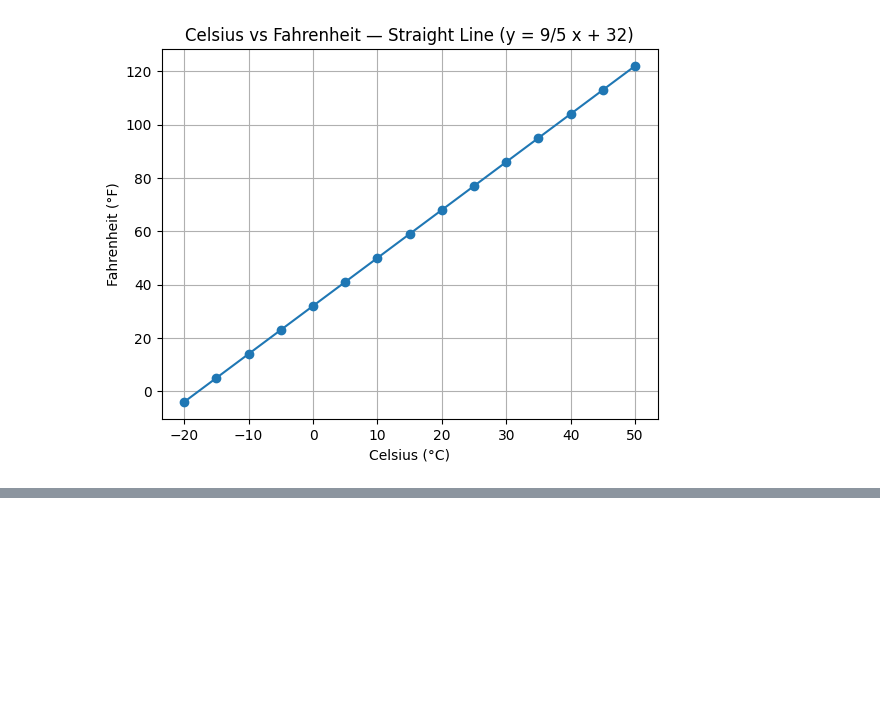
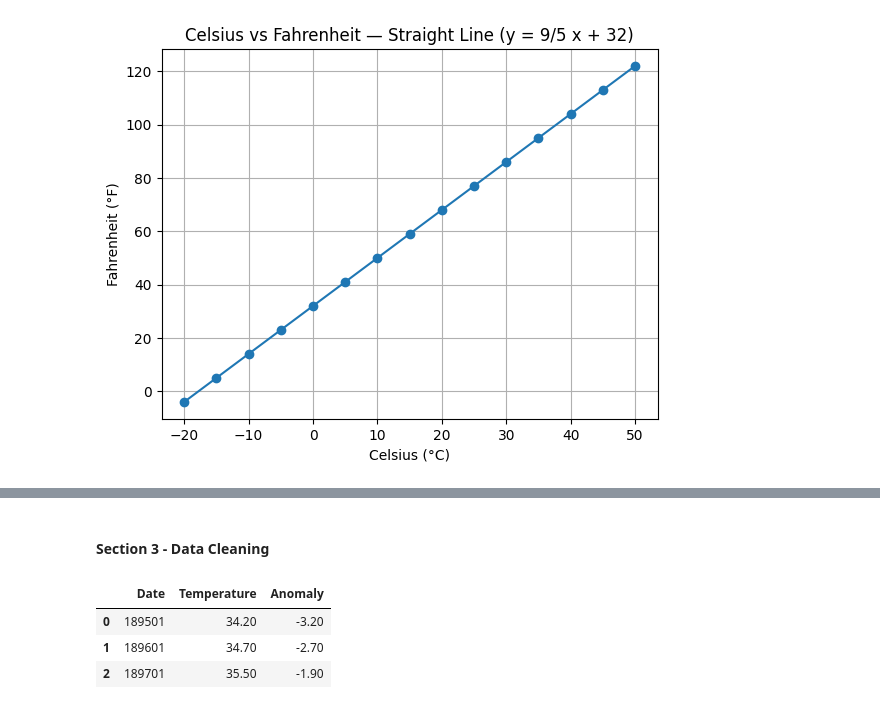
Before and after one commit to Aboudlal/datafun-07-ml, a Jupyter notebook: abdellah_boudlal_ml.ipynb, the cells around one changed output, grey strips where cells are left out. Cells and saved outputs as stored; diff of their text form; code cells hidden in the pictures; blank space fills up the shorter version.

```diff
--- a/abdellah_boudlal_ml.ipynb
+++ b/abdellah_boudlal_ml.ipynb
@@ -63,0 +84,10 @@ plt.show()
+# %% [markdown]
+#### Section 3 - Data Cleaning
+# %%
+nyc_df.columns = ['Date', 'Temperature', 'Anomaly']
+nyc_df.head(3)
+# %% [output]
+|  | Date | Temperature | Anomaly |
+| 0 | 189501 | 34.20 | -3.20 |
+| 1 | 189601 | 34.70 | -2.70 |
+| 2 | 189701 | 35.50 | -1.90 |
```
Also changed, not shown: parts of 17 cells of this notebook.
